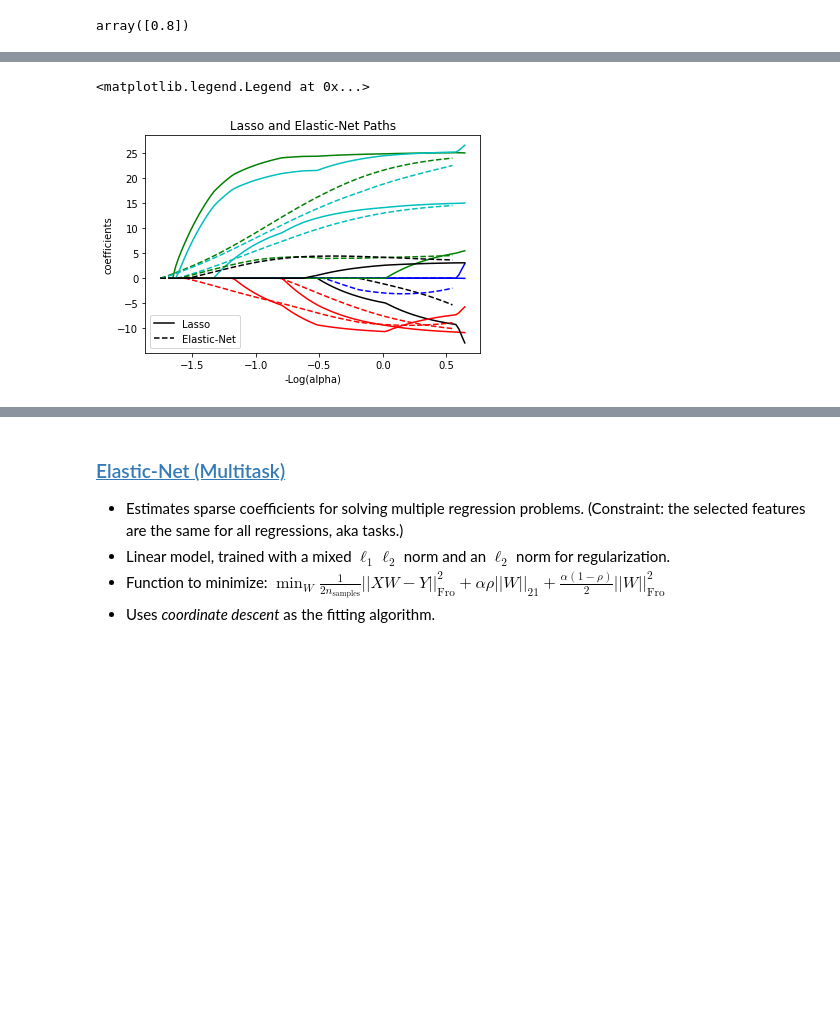
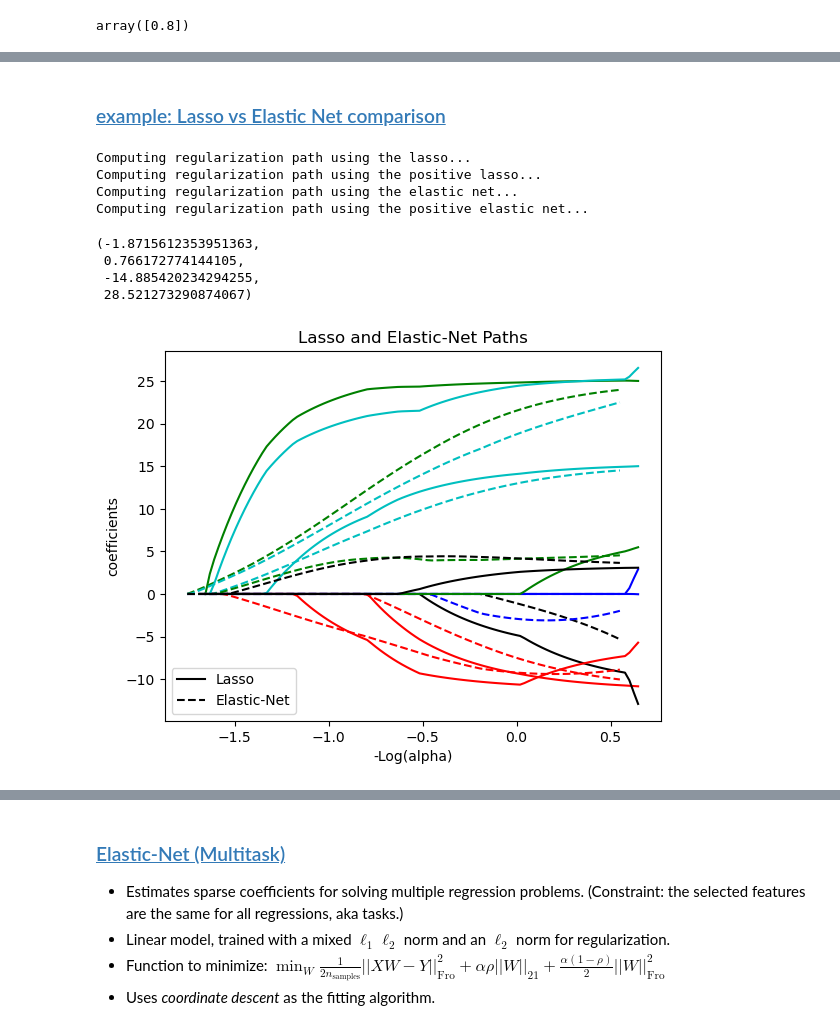
Before and after one commit to bjpcjp/scikit-learn, a Jupyter notebook: 01_linear_models.ipynb, the cells around one changed output, grey strips where cells are left out. Drawn from its saved outputs; the diff is of its cells as text; code cells hidden in the pictures; blank space fills up the shorter version.

Commit message:
added 01b_splines; modified 01_linear_models

```diff
--- a/01_linear_models.ipynb
+++ b/01_linear_models.ipynb
@@ -463,0 +651,2 @@ from sklearn import datasets
+# %% [markdown]
+### [example: Lasso vs Elastic Net comparison](https://scikit-learn.org/dev/auto_examples/linear_model/plot_lasso_coordinate_descent_path.html)
@@ -473,24 +662,46 @@ alphas_pose, coefs_pose, _ = EP(X,y,eps=5e-3,fit_intercept=False,l1_ratio=0.8, p
+# %%
+# Compute paths
+
+eps = 5e-3  # the smaller it is the longer is the path
+
+print("Computing regularization path using the lasso...")
+print("Computing regularization path using the positive lasso...")
+print("Computing regularization path using the elastic net...")
+print("Computing regularization path using the positive elastic net...")
+
+alphas_lasso,          coefs_lasso,          _ = lasso_path(X, y, eps=eps)
+alphas_positive_lasso, coefs_positive_lasso, _ = lasso_path(X, y, eps=eps,
+                                                            positive=True)
+alphas_enet,           coefs_enet,           _ = enet_path(X, y, eps=eps,
+                                                           l1_ratio=0.8)
+
+alphas_positive_enet,  coefs_positive_enet,  _ = enet_path(X, y, eps=eps,
+                                                           l1_ratio=0.8,
+                                                           positive=True)
+# %% [output]
+Computing regularization path using the lasso...
+Computing regularization path using the positive lasso...
+Computing regularization path using the elastic net...
+Computing regularization path using the positive elastic net...
 # %%
 # plot
-import matplotlib.pyplot as plt
-import numpy as np
-from itertools import cycle
+plt.figure(1)
+colors = cycle(["b", "r", "g", "c", "k"])
+neg_log_alphas_lasso = -np.log10(alphas_lasso)
+neg_log_alphas_enet  = -np.log10(alphas_enet)
+for coef_l, coef_e, c in zip(coefs_lasso, coefs_enet, colors):
+    l1 = plt.plot(neg_log_alphas_lasso, coef_l, c=c)
+    l2 = plt.plot(neg_log_alphas_enet, coef_e, linestyle="--", c=c)
 
-plt.figure()
-colors = cycle(['b', 'r', 'g', 'c', 'k'])
-
-neg_log_alphas_lasso = -np.log10(alphas_l)
-neg_log_alphas_enet  = -np.log10(alphas_e)
-
-for coef_l, coef_e, c in zip(coefs_l, coefs_e, colors):
-    l1 = plt.plot(neg_log_alphas_lasso, coef_l,                 c=c)
-    l2 = plt.plot(neg_log_alphas_enet,  coef_e, linestyle='--', c=c)
-
-plt.xlabel('-Log(alpha)')
-plt.ylabel('coefficients')
-plt.title('Lasso and Elastic-Net Paths')
-plt.legend((l1[-1], l2[-1]), ('Lasso', 'Elastic-Net'), loc='lower left')
+plt.xlabel("-Log(alpha)")
+plt.ylabel("coefficients")
+plt.title("Lasso and Elastic-Net Paths")
+plt.legend((l1[-1], l2[-1]), ("Lasso", "Elastic-Net"), loc="lower left")
+plt.axis("tight")
 # %% [output]
-<matplotlib.legend.Legend at 0x...>
+(-1.8715612353951363,
+ 0.766172774144105,
+ -14.885420234294255,
+ 28.521273290874067)
-[figure, old version]
+[figure, new version]
 # %%
```
Also changed, not shown: parts of 144 cells of this notebook, 2 other files.
